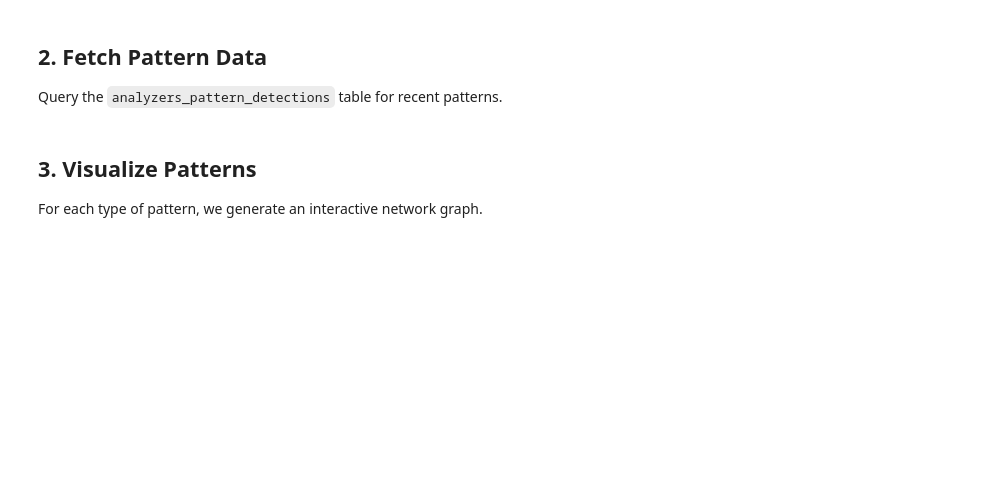
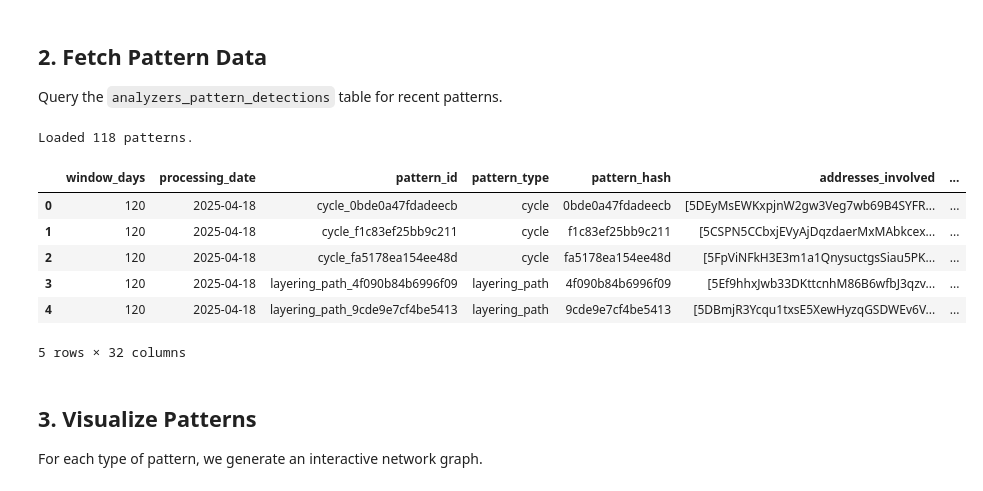
Before and after one commit to chainswarm/analytics-pipeline, a Jupyter notebook: notebooks/03_graph_visualization.ipynb, the cells around one changed output. Drawn from its saved outputs; the diff is of its cells as text; code cells hidden in the pictures; blank space fills up the shorter version.

```diff
--- a/notebooks/03_graph_visualization.ipynb
+++ b/notebooks/03_graph_visualization.ipynb
@@ -22,14 +33,21 @@ Query the `analyzers_pattern_detections` table for recent patterns.
 # %%
 query = """
 SELECT *
 FROM analyzers_pattern_detections
-WHERE processing_date >= today() - 30
-LIMIT 100
 """
 
 df = analytics_utils.query_to_df(client, query)
 print(f"Loaded {len(df)} patterns.")
 display(df.head())
+# %% [output]
+Loaded 118 patterns.
+|  | window_days | processing_date | pattern_id | pattern_type | pattern_hash | addresses_involved | ... |
+| 0 | 120 | 2025-04-18 | cycle_0bde0a47fdadeecb | cycle | 0bde0a47fdadeecb | [5DEyMsEWKxpjnW2gw3Veg7wb69B4SYFR... | ... |
+| 1 | 120 | 2025-04-18 | cycle_f1c83ef25bb9c211 | cycle | f1c83ef25bb9c211 | [5CSPN5CCbxjEVyAjDqzdaerMxMAbkcex... | ... |
+| 2 | 120 | 2025-04-18 | cycle_fa5178ea154ee48d | cycle | fa5178ea154ee48d | [5FpViNFkH3E3m1a1QnysuctgsSiau5PK... | ... |
+| 3 | 120 | 2025-04-18 | layering_path_4f090b84b6996f09 | layering_path | 4f090b84b6996f09 | [5Ef9hhxJwb33DKttcnhM86B6wfbJ3qzv... | ... |
+| 4 | 120 | 2025-04-18 | layering_path_9cde9e7cf4be5413 | layering_path | 9cde9e7cf4be5413 | [5DBmjR3Ycqu1txsE5XewHyzqGSDWEv6V... | ... |
+5 rows × 32 columns
 # %% [markdown]
 ## 3. Visualize Patterns
 
```
Also changed, not shown: parts of 5 cells of this notebook, 3 other files.
